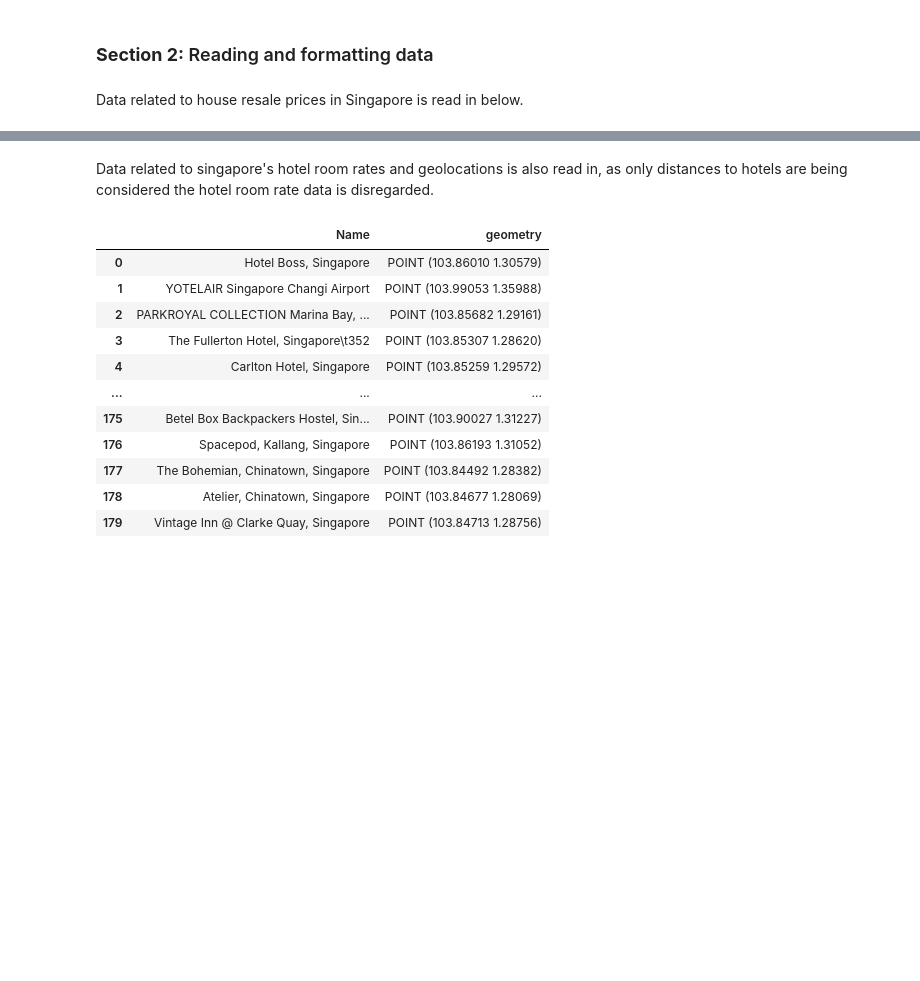
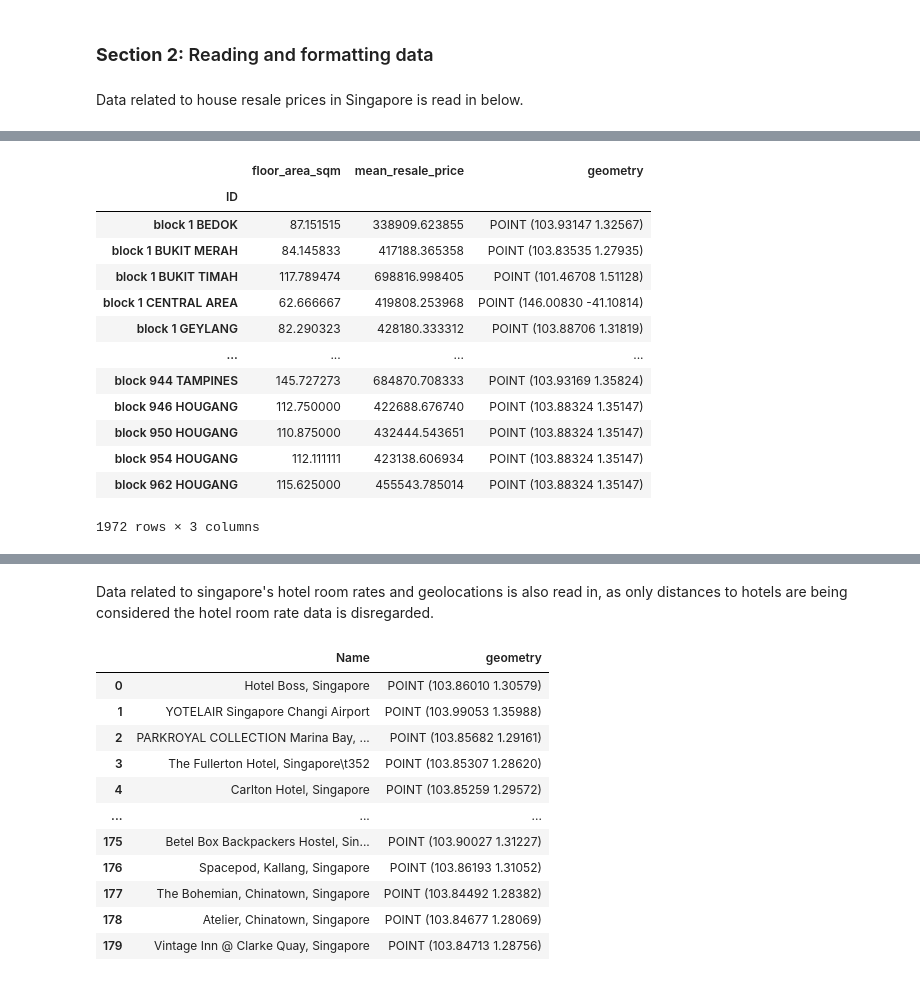
Before and after one commit to Ankur1995/AnkurShankerDissertation, a Jupyter notebook: Singapore housing data extraction [Ankur Shanker].ipynb, the cells around one changed output, grey strips where cells are left out. Drawn from its saved outputs; the diff is of its cells as text; code cells hidden in the pictures; blank space fills up the shorter version.

```diff
--- a/Singapore housing data extraction [Ankur Shanker].ipynb
+++ b/Singapore housing data extraction [Ankur Shanker].ipynb
@@ -60,0 +179,7 @@ singapore_2000_onwards
+# %%
+singapore_2000_onwards['mean_resale_price'] = (singapore_2000_onwards['resale_price_2017']
+                                               + singapore_2000_onwards['resale_price_2015']
+                                               + singapore_2000_onwards['resale_price_2012']
+                                               + singapore_2000_onwards['resale_price_2000']) / 4
+singapore_2000_onwards = singapore_2000_onwards[['floor_area_sqm', 'mean_resale_price']]
+singapore_2000_onwards
@@ -60,0 +201,17 @@ singapore_2000_onwards
+# %%
+from geopy.geocoders import Nominatim
+import time
+
+geolocator = Nominatim(user_agent="ankur")
+
+xValues = []
+yValues = []
+
+for index in singapore_2000_onwards.index:
+    location = geolocator.geocode(index)
+    if(location is not None):
+        xValues.append(location.latitude)
+        yValues.append(location.longitude)
+    else:
+        xValues.append(np.nan)
+        yValues.append(np.nan)
@@ -60,0 +238,19 @@ singapore_2000_onwards
+# %%
+singapore_2000_onwards = gpd.GeoDataFrame(singapore_2000_onwards, geometry=gpd.points_from_xy(singapore_2000_onwards['y'], singapore_2000_onwards['x']))
+singapore_2000_onwards = singapore_2000_onwards[['floor_area_sqm', 'mean_resale_price', 'geometry']]
+singapore_2000_onwards
+# %% [output]
+|  | floor_area_sqm | mean_resale_price | geometry |
+| ID |  |  |  |
+| block 1 BEDOK | 87.151515 | 338909.623855 | POINT (103.93147 1.32567) |
+| block 1 BUKIT MERAH | 84.145833 | 417188.365358 | POINT (103.83535 1.27935) |
+| block 1 BUKIT TIMAH | 117.789474 | 698816.998405 | POINT (101.46708 1.51128) |
+| block 1 CENTRAL AREA | 62.666667 | 419808.253968 | POINT (146.00830 -41.10814) |
+| block 1 GEYLANG | 82.290323 | 428180.333312 | POINT (103.88706 1.31819) |
+| ... | ... | ... | ... |
+| block 944 TAMPINES | 145.727273 | 684870.708333 | POINT (103.93169 1.35824) |
+| block 946 HOUGANG | 112.750000 | 422688.676740 | POINT (103.88324 1.35147) |
+| block 950 HOUGANG | 110.875000 | 432444.543651 | POINT (103.88324 1.35147) |
+| block 954 HOUGANG | 112.111111 | 423138.606934 | POINT (103.88324 1.35147) |
+| block 962 HOUGANG | 115.625000 | 455543.785014 | POINT (103.88324 1.35147) |
+1972 rows × 3 columns
```
Also changed, not shown: parts of 11 cells of this notebook, 18 other files.
